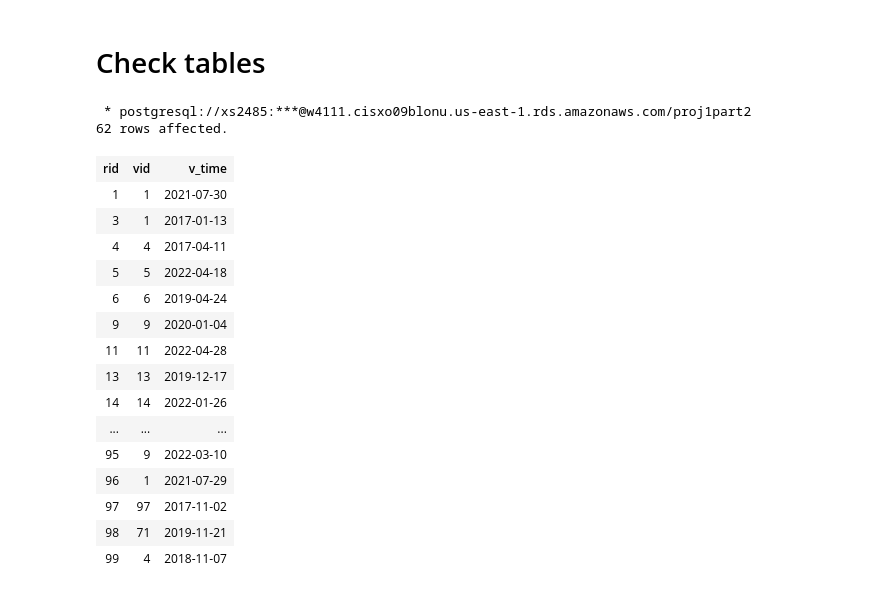
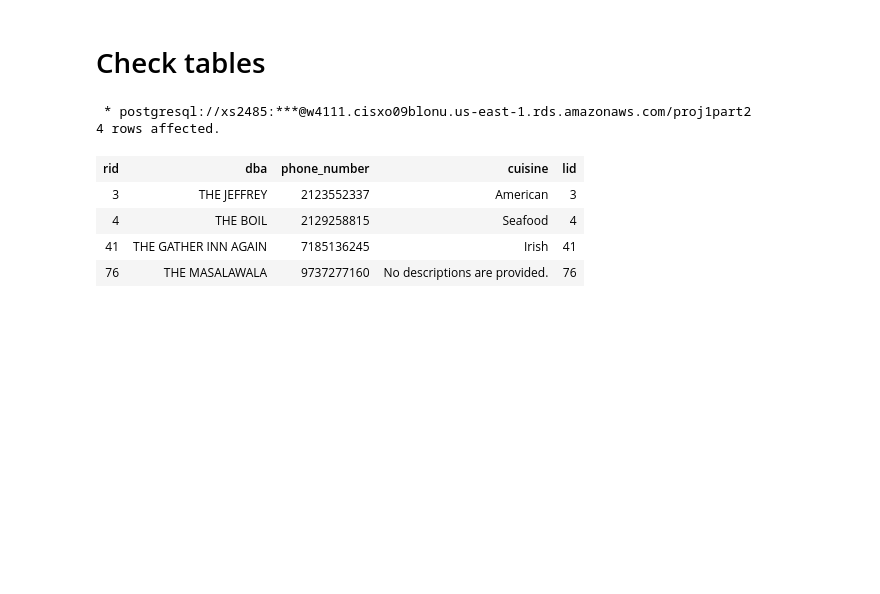
Before and after one commit to Xiaoyang-Song/NYC-Restaurant-Inspection-Database, a Jupyter notebook: 4111p1.ipynb, the cells around one changed output. Cells and saved outputs as stored; diff of their text form; code cells hidden in the pictures; blank space fills up the shorter version.

```diff
--- a/4111p1.ipynb
+++ b/4111p1.ipynb
@@ -846,27 +846,17 @@ LIMIT 1
 # %%
 %%sql
 SELECT *
-FROM Violate
+FROM Restaurant
+WHERE dba LIKE '%THE%'
 --FROM reviews_post_own
 # %% [output]
  * postgresql://xs2485:***@w4111.cisxo09blonu.us-east-1.rds.amazonaws.com/proj1part2
-62 rows affected.
+4 rows affected.
-| rid | vid | v_time |
-| 1 | 1 | 2021-07-30 |
-| 3 | 1 | 2017-01-13 |
-| 4 | 4 | 2017-04-11 |
-| 5 | 5 | 2022-04-18 |
-| 6 | 6 | 2019-04-24 |
-| 9 | 9 | 2020-01-04 |
-| 11 | 11 | 2022-04-28 |
-| 13 | 13 | 2019-12-17 |
-| 14 | 14 | 2022-01-26 |
-| ... | ... | ... |
-| 95 | 9 | 2022-03-10 |
-| 96 | 1 | 2021-07-29 |
-| 97 | 97 | 2017-11-02 |
-| 98 | 71 | 2019-11-21 |
-| 99 | 4 | 2018-11-07 |
+| rid | dba | phone_number | cuisine | lid |
+| 3 | THE JEFFREY | 2123552337 | American | 3 |
+| 4 | THE BOIL | 2129258815 | Seafood | 4 |
+| 41 | THE GATHER INN AGAIN | 7185136245 | Irish | 41 |
+| 76 | THE MASALAWALA | 9737277160 | No descriptions are provided. | 76 |
 # %%
 from users import *
 del_feel(connection, 'xs2485', 0)
```
Also changed, not shown: 3 other files.
